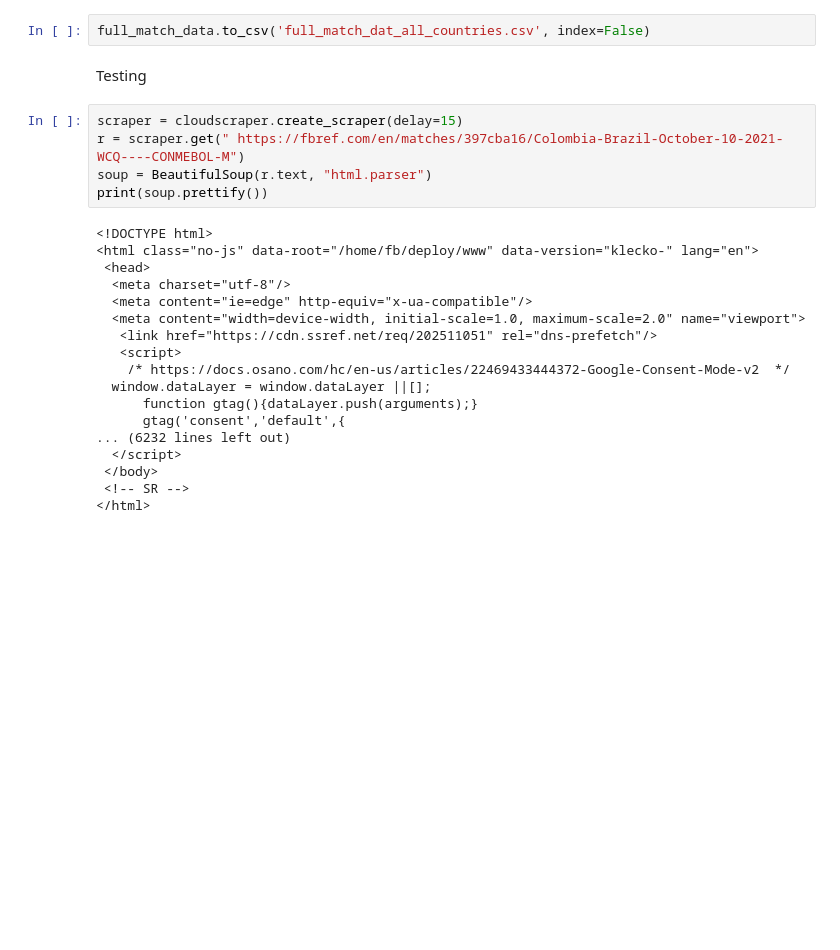
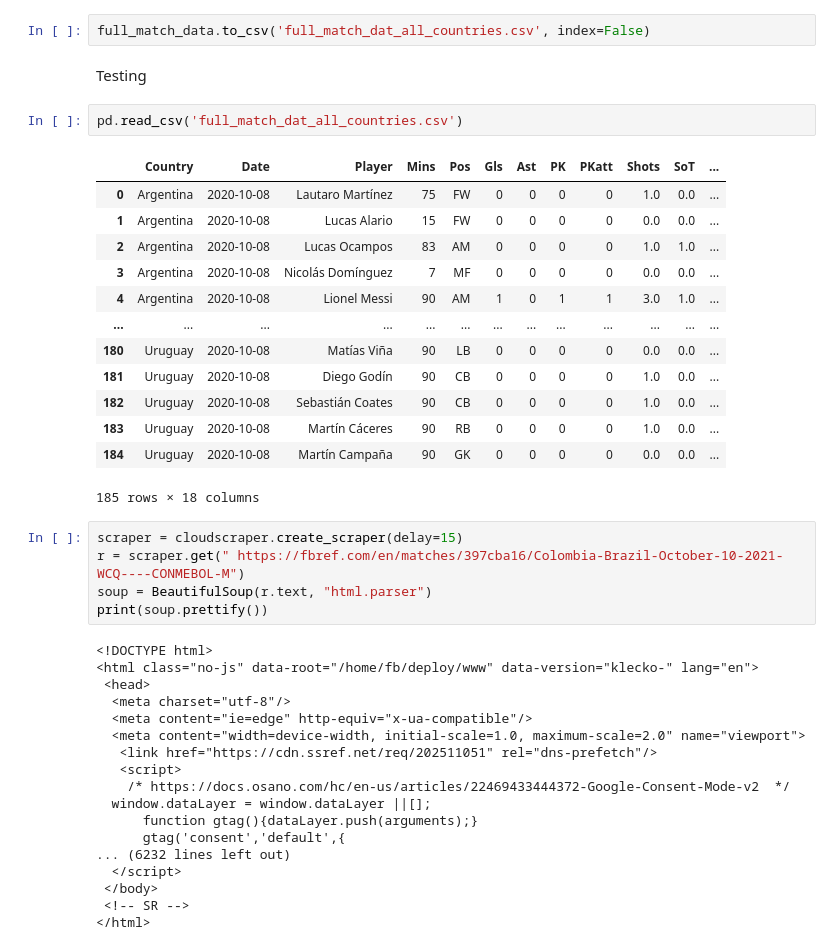
Before and after one commit to nicholaskim1004/World-Cup-Fantasy-Predictor, a Jupyter notebook: webscraper.ipynb, the cells around one changed output. Drawn from its saved outputs; the diff is of its cells as text; blank space fills up the shorter version.

```diff
--- a/webscraper.ipynb
+++ b/webscraper.ipynb
@@ -1325,6 +1315,22 @@ Finished Egypt, cooling off...
 full_match_data.to_csv('full_match_dat_all_countries.csv', index=False)
 # %% [markdown]
 Testing
+# %%
+pd.read_csv('full_match_dat_all_countries.csv')
+# %% [output]
+|  | Country | Date | Player | Mins | Pos | Gls | Ast | PK | PKatt | Shots | SoT | ... |
+| 0 | Argentina | 2020-10-08 | Lautaro Martínez | 75 | FW | 0 | 0 | 0 | 0 | 1.0 | 0.0 | ... |
+| 1 | Argentina | 2020-10-08 | Lucas Alario | 15 | FW | 0 | 0 | 0 | 0 | 0.0 | 0.0 | ... |
+| 2 | Argentina | 2020-10-08 | Lucas Ocampos | 83 | AM | 0 | 0 | 0 | 0 | 1.0 | 1.0 | ... |
+| 3 | Argentina | 2020-10-08 | Nicolás Domínguez | 7 | MF | 0 | 0 | 0 | 0 | 0.0 | 0.0 | ... |
+| 4 | Argentina | 2020-10-08 | Lionel Messi | 90 | AM | 1 | 0 | 1 | 1 | 3.0 | 1.0 | ... |
+| ... | ... | ... | ... | ... | ... | ... | ... | ... | ... | ... | ... | ... |
+| 180 | Uruguay | 2020-10-08 | Matías Viña | 90 | LB | 0 | 0 | 0 | 0 | 0.0 | 0.0 | ... |
+| 181 | Uruguay | 2020-10-08 | Diego Godín | 90 | CB | 0 | 0 | 0 | 0 | 1.0 | 0.0 | ... |
+| 182 | Uruguay | 2020-10-08 | Sebastián Coates | 90 | CB | 0 | 0 | 0 | 0 | 1.0 | 0.0 | ... |
+| 183 | Uruguay | 2020-10-08 | Martín Cáceres | 90 | RB | 0 | 0 | 0 | 0 | 1.0 | 0.0 | ... |
+| 184 | Uruguay | 2020-10-08 | Martín Campaña | 90 | GK | 0 | 0 | 0 | 0 | 0.0 | 0.0 | ... |
+185 rows × 18 columns
 # %%
 scraper = cloudscraper.create_scraper(delay=15)
 r = scraper.get(" https://fbref.com/en/matches/397cba16/Colombia-Brazil-October-10-2021-WCQ----CONMEBOL-M")
```
Also changed, not shown: parts of 2 cells of this notebook, 1 other file.
